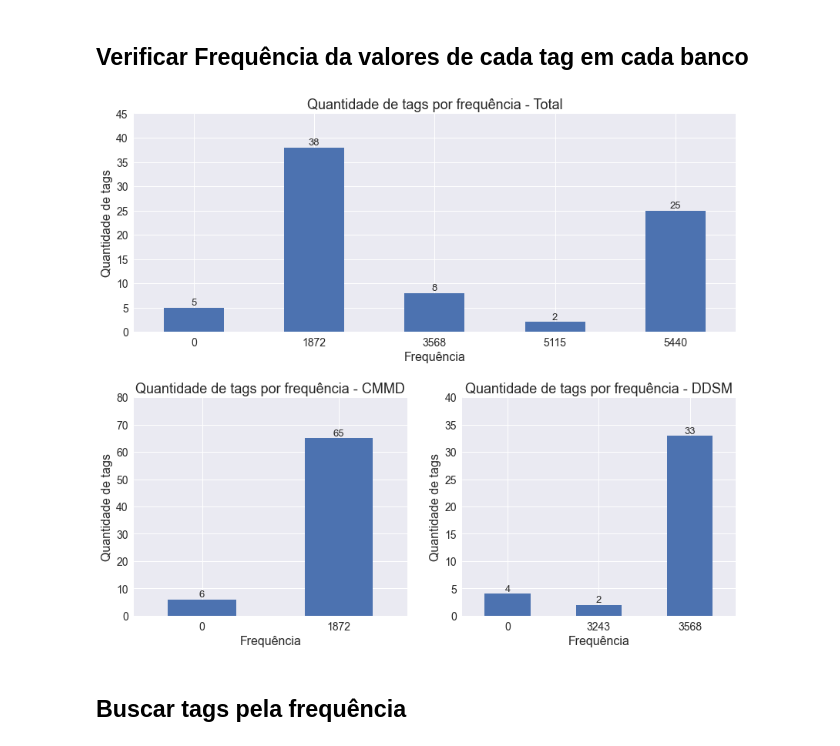
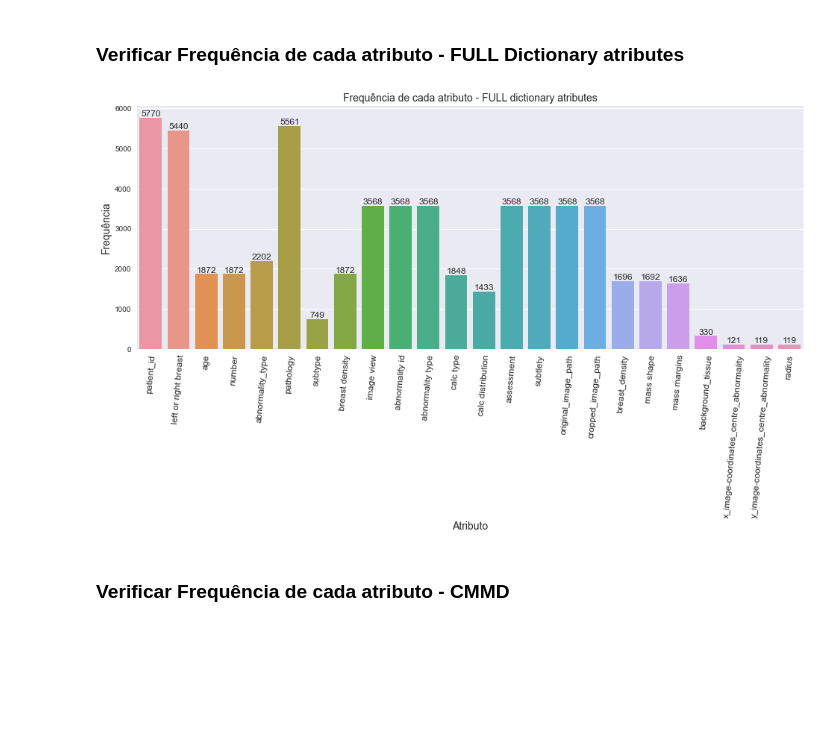
Before and after one commit to matheusssilva991/Radiomica, a Jupyter notebook: src/catalogar_imagens/visualizar_dicionario.ipynb, the cells around one changed output. Cells and saved outputs as stored; diff of their text form; code cells hidden in the pictures; blank space fills up the shorter version.

```diff
--- a/src/catalogar_imagens/visualizar_dicionario.ipynb
+++ b/src/catalogar_imagens/visualizar_dicionario.ipynb
@@ -29,0 +104,17 @@ df_full = create_df(full_dictionary)
+# %%
+full_dictionary = load_json("full_dictionary_csv_txt", "../../metadata/dictionary_atributes_csv_txt")
+ddsm_dictionary = load_json("dictionary_csv_DDSM", "../../metadata/dictionary_atributes_csv_txt")
+cmmd_dictionary = load_json("dictionary_csv_CMMD", "../../metadata/dictionary_atributes_csv_txt")
+mias_dictionary = load_json("dictionary_txt_MIAS", "../../metadata/dictionary_atributes_csv_txt")
+
+df_cmmd = create_df(cmmd_dictionary, 'atributo')
+df_ddsm = create_df(ddsm_dictionary, 'atributo')
+df_mias = create_df(mias_dictionary, 'atributo')
+df_full = create_df(full_dictionary, 'atributo')
+
+full = df_full.groupby("frequencia", as_index=False).count()
+ddsm = df_ddsm.groupby("frequencia", as_index=False).count()
+cmmd = df_cmmd.groupby("frequencia", as_index=False).count()
+mias = df_mias.groupby("frequencia", as_index=False).count()
+
+create_bar(full, cmmd, ddsm, mias, 'atributo')
@@ -30,40 +123,16 @@ df_full = create_df(full_dictionary)
+# %% [markdown]
+### Verificar Frequência de cada atributo - FULL Dictionary atributes
+# %%
+fig = plt.figure(figsize=(16, 6))
+ax = sns.barplot(data=df_full, x='atributo', y='frequencia')
+plt.title("Frequência de cada atributo - FULL dictionary atributes", size=14)
+plt.xlabel("Atributo", size=14)
+plt.ylabel("Frequência", size=14)
+plt.xticks(rotation=85, size=12)
+plt.bar_label(ax.containers[0], fmt="%.01d", size=12, label_type="edge")
+
+plt.show()
+# %% [output]
+[figure, added]
 # %% [markdown]
-## Verificar Frequência da valores de cada tag em cada banco
+### Verificar Frequência de cada atributo - CMMD
-# %%
-full = df_full.groupby("frequencia", as_index=False).count()
-ddsm = df_ddsm.groupby("frequencia", as_index=False).count()
-cmmd = df_cmmd.groupby("frequencia", as_index=False).count()
-
-fig = plt.figure(figsize=(14, 12))
-gs = fig.add_gridspec(2, 2)
-
-ax1 = plt.subplot(gs[0, ::])
-ax = full.plot.bar(x='frequencia', y='tag', ax=ax1, rot=0, legend=False, yticks=range(0, 50, 5), fontsize=14)
-ax1.set_title("Quantidade de tags por frequência - Total", size=18)
-ax1.set_xlabel("Frequência", size=16)
-ax1.set_ylabel("Quantidade de tags", size=16)
-ax1.bar_label(ax.containers[0], fmt="%.01d", size=13, label_type="edge")
-#plt.grid()
-
-ax2 = plt.subplot(gs[1:, :1:])
-ax = cmmd.plot(kind='bar', x='frequencia', y='tag', ax=ax2, rot=0, legend=False, fontsize=14,  yticks=range(0, 90, 10))
-ax2.set_title("Quantidade de tags por frequência - CMMD", size=18)
-ax2.set_xlabel("Frequência", size=16)
-ax2.set_ylabel("Quantidade de tags", size=16)
-ax2.bar_label(ax.containers[0], fmt="%.01d", size=13, label_type="edge")
-#plt.grid()
-
-ax3 = plt.subplot(gs[1:, 1::])
-ax = ddsm.plot(kind='bar', x='frequencia', y='tag', ax=ax3, rot=0, legend=False, fontsize=14,  yticks=range(0, 45, 5))
-ax3.set_title("Quantidade de tags por frequência - DDSM", size=18)
-ax3.set_xlabel("Frequência", size=16)
-ax3.set_ylabel("Quantidade de tags", size=16)
-ax3.bar_label(ax.containers[0], fmt="%.01d", size=13, label_type="edge")
-#plt.grid()
-
-plt.subplots_adjust(wspace=.2, hspace=.3)
-plt.show()
-# %% [output]
-[figure, removed]
-# %% [markdown]
-## Buscar tags pela frequência
```
Also changed, not shown: parts of 19 cells of this notebook, 29 other files.
